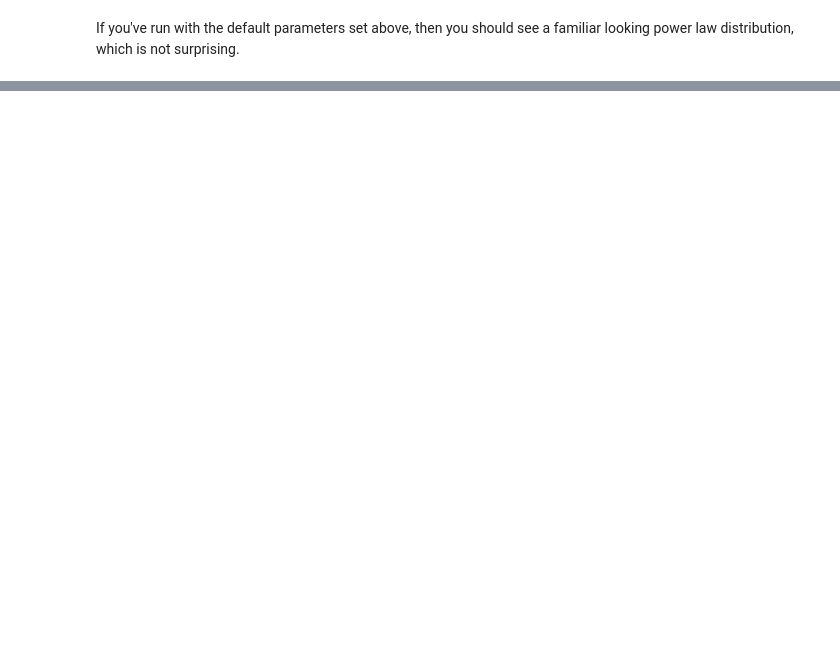
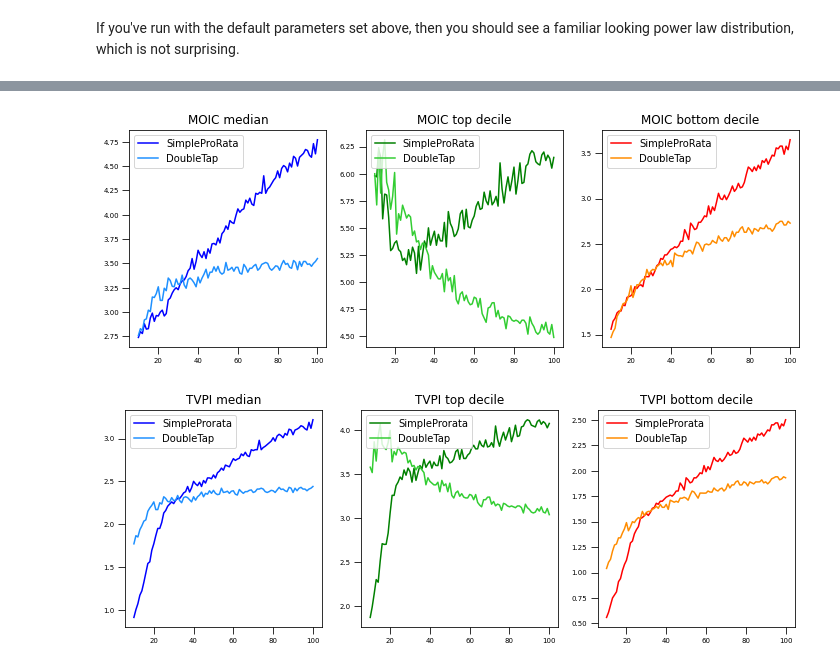
Before and after one commit to raedventures/MonteCarloFundSimulator, a Jupyter notebook: notebooks/fund_simulator.ipynb, the cells around one changed output, grey strips where cells are left out. Saved outputs shown, nothing was run; the diff lists cells and outputs as text; code cells hidden in the pictures; blank space fills up the shorter version.

```diff
--- a/notebooks/fund_simulator.ipynb
+++ b/notebooks/fund_simulator.ipynb
@@ -313,0 +388,9 @@ With a low enough portfolio count, the fund risk increases drastically and we ha
+# %%
+from plot_stats import plot_compare_sweeps
+
+plot_compare_sweeps(list(r), [m_simple, m_dt], "MOIC", ["SimpleProRata", "DoubleTap"])
+plot_compare_sweeps(list(r), [t_simple, t_dt], "TVPI", ["SimpleProrata", "DoubleTap"])
+# plot_compare_sweeps(list(r), [i_simple, i_dt], "% Initial Tickets", ["SimpleProrata", "DoubleTap"])
+# %% [output]
+[figure, added]
+[figure, added]
```
Also changed, not shown: parts of 16 cells of this notebook.
